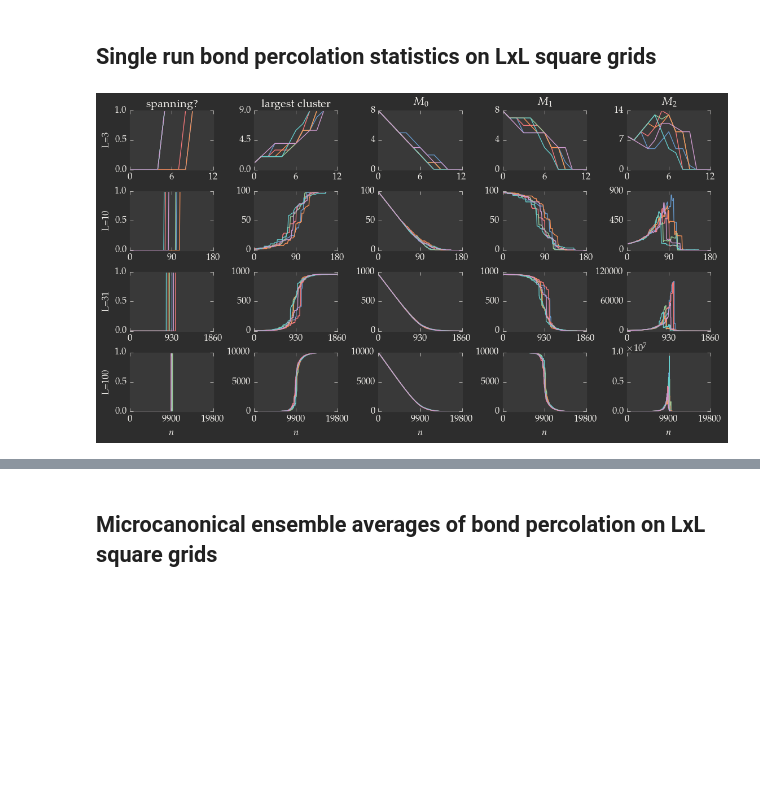
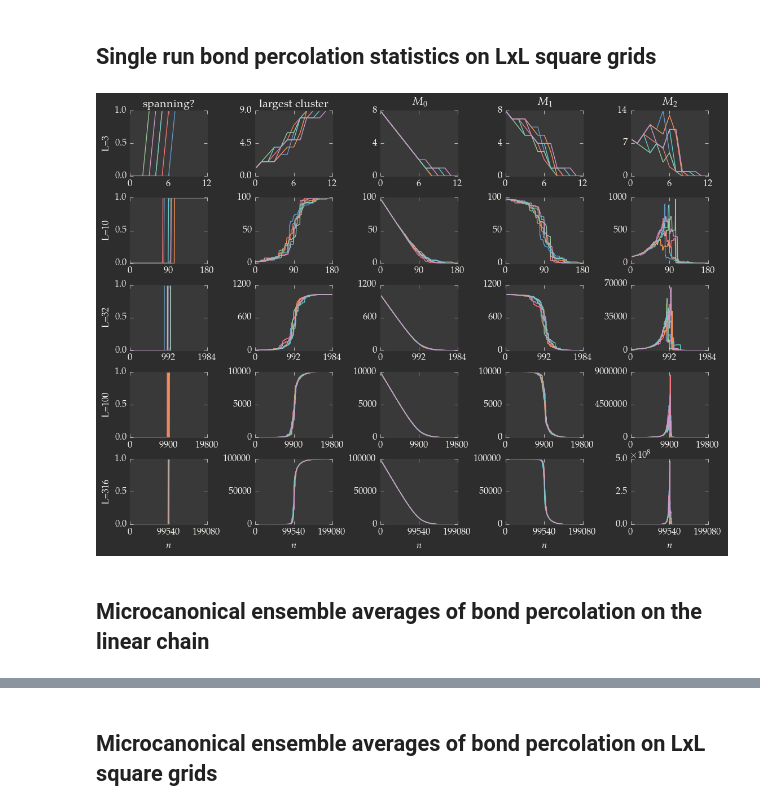
Before and after one commit to andsor/pypercolate, a Jupyter notebook: docs/tutorial-bond-square-lattice.ipynb, the cells around one changed output, grey strips where cells are left out. Saved outputs shown, nothing was run; the diff lists cells and outputs as text; code cells hidden in the pictures; blank space fills up the shorter version.

```diff
--- a/docs/tutorial-bond-square-lattice.ipynb
+++ b/docs/tutorial-bond-square-lattice.ipynb
@@ -56,0 +95,34 @@ plt.show()
+# %%
+runs = 6
+ls = [10, 100, 1000, 10000]
+# %%
+graphs = [ percolate.percolate.spanning_1d_chain(l) for l in ls ]
+single_runs = [ [ percolate.percolate.single_run_arrays(graph=graph) for _ in range(runs) ] for graph in graphs ]
+# %%
+fig, axes = plt.subplots(nrows=len(ls), ncols=5, squeeze=True, figsize=(11.0, 8.0))
+for l_index, l in enumerate(ls):
+    for single_run in single_runs[l_index]:
+        axes[l_index, 0].plot(single_run['has_spanning_cluster'], rasterized=True)
+        axes[l_index, 1].plot(single_run['max_cluster_size'], rasterized=True)
+        for k in range(3):
+            axes[l_index, k + 2].plot(single_run['moments'][k], rasterized=True)
+
+    axes[l_index, 0].set_ylabel(r'L={}'.format(l))
+
+    for ax in axes[l_index, :]:
+        num_edges = single_runs[l_index][0]['M']
+        ax.set_xlim(xmax=num_edges)
+        ax.set_xticks(np.linspace(0, num_edges, num=3))
+        ax.set_yticks(np.linspace(0, ax.get_ylim()[1], num=3))
+
+axes[0, 0].set_title(r'spanning?')
+axes[0, 1].set_title(r'largest cluster')
+for k in range(3):
+    axes[0, k + 2].set_title(r'$M_{}$'.format(k))
+
+for ax in axes[-1, :]:
+    ax.set_xlabel(r'$n$')
+#    ax.set_ylim(ymin=0.0)
+
+plt.tight_layout(0)
+plt.show()
@@ -58,37 +132,39 @@ plt.show()
 ## Single run bond percolation statistics on LxL square grids
 # %%
 runs = 6
-ls = [3, 10, 31, 100]
+ls = [3, 10, 32, 100, 316]
 # %%
 graphs = [ percolate.percolate.spanning_2d_grid(l) for l in ls ]
 single_runs = [ [ percolate.percolate.single_run_arrays(graph=graph) for _ in range(runs) ] for graph in graphs ]
 # %%
-fig, axes = plt.subplots(nrows=len(ls), ncols=5, squeeze=True, figsize=(11.0, 6.0))
+fig, axes = plt.subplots(nrows=len(ls), ncols=5, squeeze=True, figsize=(11.0, 8.0))
 for l_index, l in enumerate(ls):
     for single_run in single_runs[l_index]:
         axes[l_index, 0].plot(single_run['has_spanning_cluster'], rasterized=True)
         axes[l_index, 1].plot(single_run['max_cluster_size'], rasterized=True)
         for k in range(3):
             axes[l_index, k + 2].plot(single_run['moments'][k], rasterized=True)
 
     axes[l_index, 0].set_ylabel(r'L={}'.format(l))
 
     for ax in axes[l_index, :]:
         num_edges = single_runs[l_index][0]['M']
         ax.set_xlim(xmax=num_edges)
         ax.set_xticks(np.linspace(0, num_edges, num=3))
         ax.set_yticks(np.linspace(0, ax.get_ylim()[1], num=3))
 
 axes[0, 0].set_title(r'spanning?')
 axes[0, 1].set_title(r'largest cluster')
 for k in range(3):
     axes[0, k + 2].set_title(r'$M_{}$'.format(k))
 
 for ax in axes[-1, :]:
     ax.set_xlabel(r'$n$')
 #    ax.set_ylim(ymin=0.0)
 
 plt.tight_layout(0)
 plt.show()
 # %% [output]
-[figure, old version]
+[figure, new version]
+# %% [markdown]
+## Microcanonical ensemble averages of bond percolation on the linear chain
```
Also changed, not shown: parts of 20 cells of this notebook, 1 other file.
